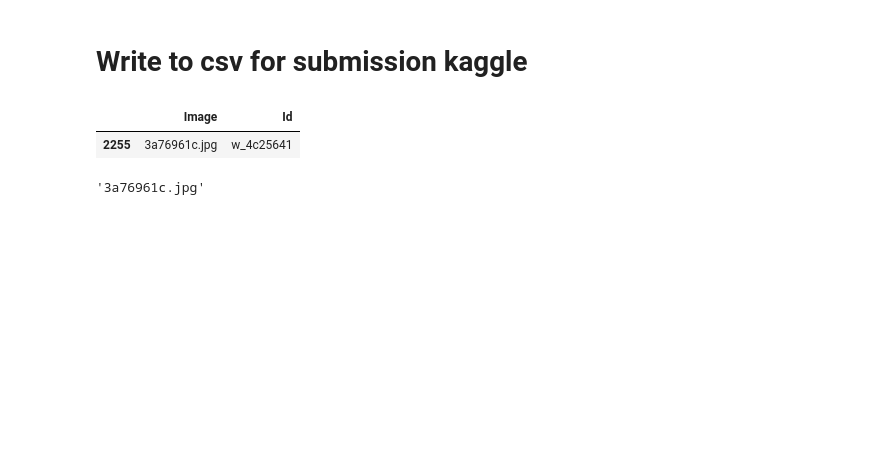
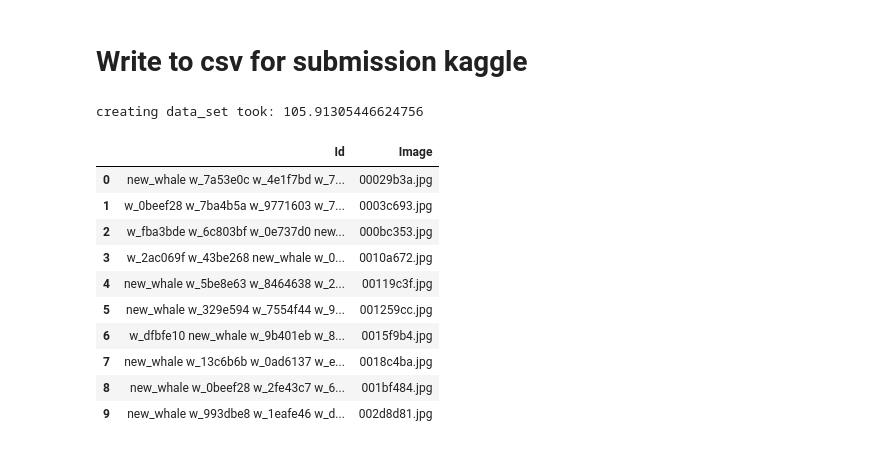
Before and after one commit to rompear/whale_challenge, a Jupyter notebook: Whale.ipynb, the cells around one changed output. Cells and saved outputs as stored; diff of their text form; code cells hidden in the pictures; blank space fills up the shorter version.

```diff
--- a/Whale.ipynb
+++ b/Whale.ipynb
@@ -290,11 +343,32 @@ make_plot_whales(plot_images)
 # %% [markdown]
 # Write to csv for submission kaggle
-# %%
- df_train.loc[df_train.Image == df_train.Image.unique()[prediction['classes']]]
-# %% [output]
-|  | Image | Id |
-| 2255 | 3a76961c.jpg | w_4c25641 |
-# %%
-df_train.Image.unique()[prediction['classes']]
-# %% [output]
-'3a76961c.jpg'
+# %%
+start_time = time.time()
+
+whales_prediction = []
+for idx, prediction in enumerate(list(prediction_list)):
+    ids = []
+    for label in heapq.nlargest(5, prediction['probabilities']):
+        prediction_class = list(prediction['probabilities']).index(label)
+        df_whale = df_train.loc[df_train.Id == df_train.Id.unique()[prediction_class]]
+        ids.append(df_whale.Id.values[0])
+    whales_prediction.append({'Image': df_test.Image.values[idx], 'Id': " ".join(ids)})
+print("creating data_set took: {}".format(time.time() - start_time))
+# %% [output]
+creating data_set took: 105.91305446624756
+# %%
+prediction_df = pd.DataFrame.from_dict(whales_prediction)
+# %%
+prediction_df.head(10)
+# %% [output]
+|  | Id | Image |
+| 0 | new_whale w_7a53e0c w_4e1f7bd w_7... | 00029b3a.jpg |
+| 1 | w_0beef28 w_7ba4b5a w_9771603 w_7... | 0003c693.jpg |
+| 2 | w_fba3bde w_6c803bf w_0e737d0 new... | 000bc353.jpg |
+| 3 | w_2ac069f w_43be268 new_whale w_0... | 0010a672.jpg |
+| 4 | new_whale w_5be8e63 w_8464638 w_2... | 00119c3f.jpg |
+| 5 | new_whale w_329e594 w_7554f44 w_9... | 001259cc.jpg |
+| 6 | w_dfbfe10 new_whale w_9b401eb w_8... | 0015f9b4.jpg |
+| 7 | new_whale w_13c6b6b w_0ad6137 w_e... | 0018c4ba.jpg |
+| 8 | new_whale w_0beef28 w_2fe43c7 w_6... | 001bf484.jpg |
+| 9 | new_whale w_993dbe8 w_1eafe46 w_d... | 002d8d81.jpg |
```
Also changed, not shown: parts of 22 cells of this notebook.
